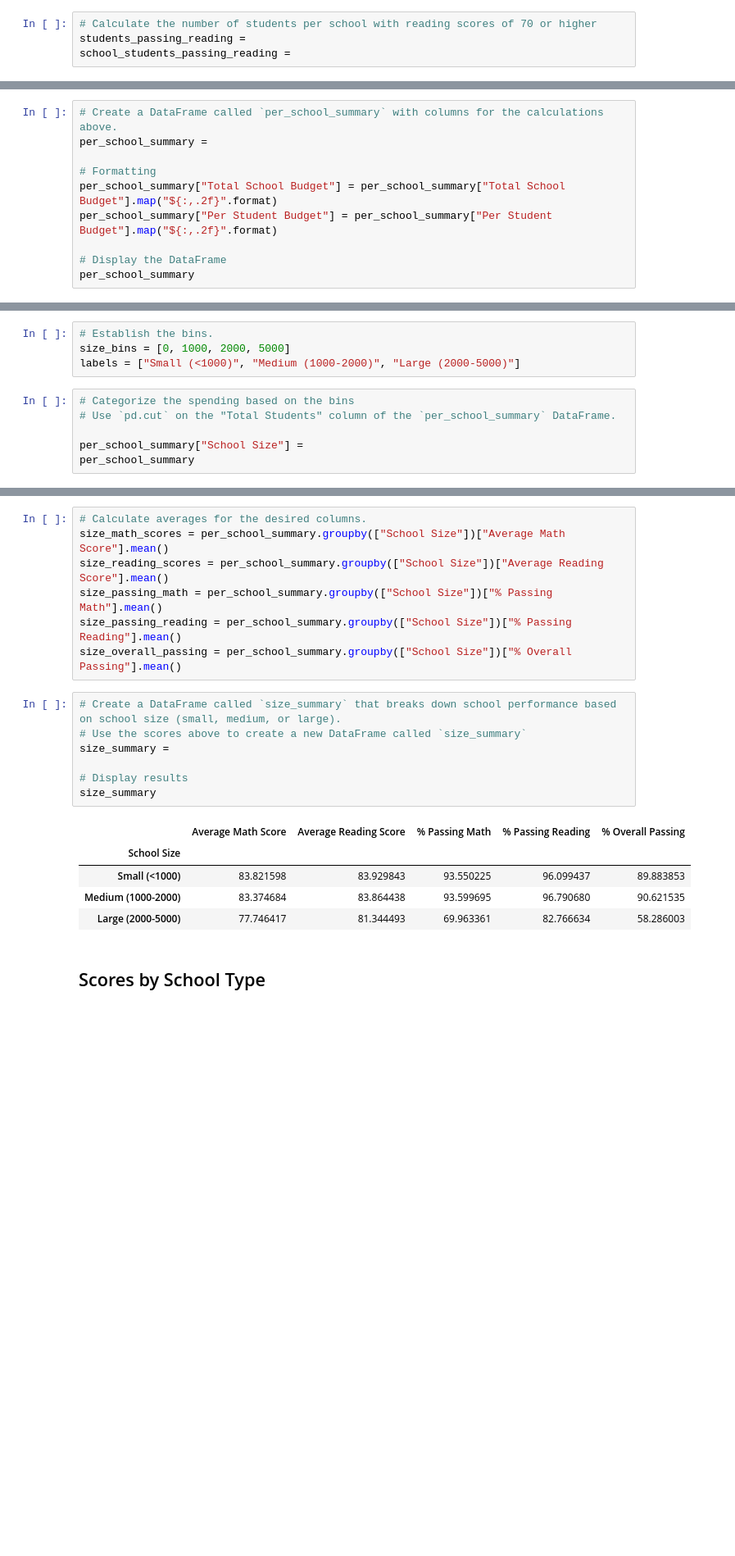
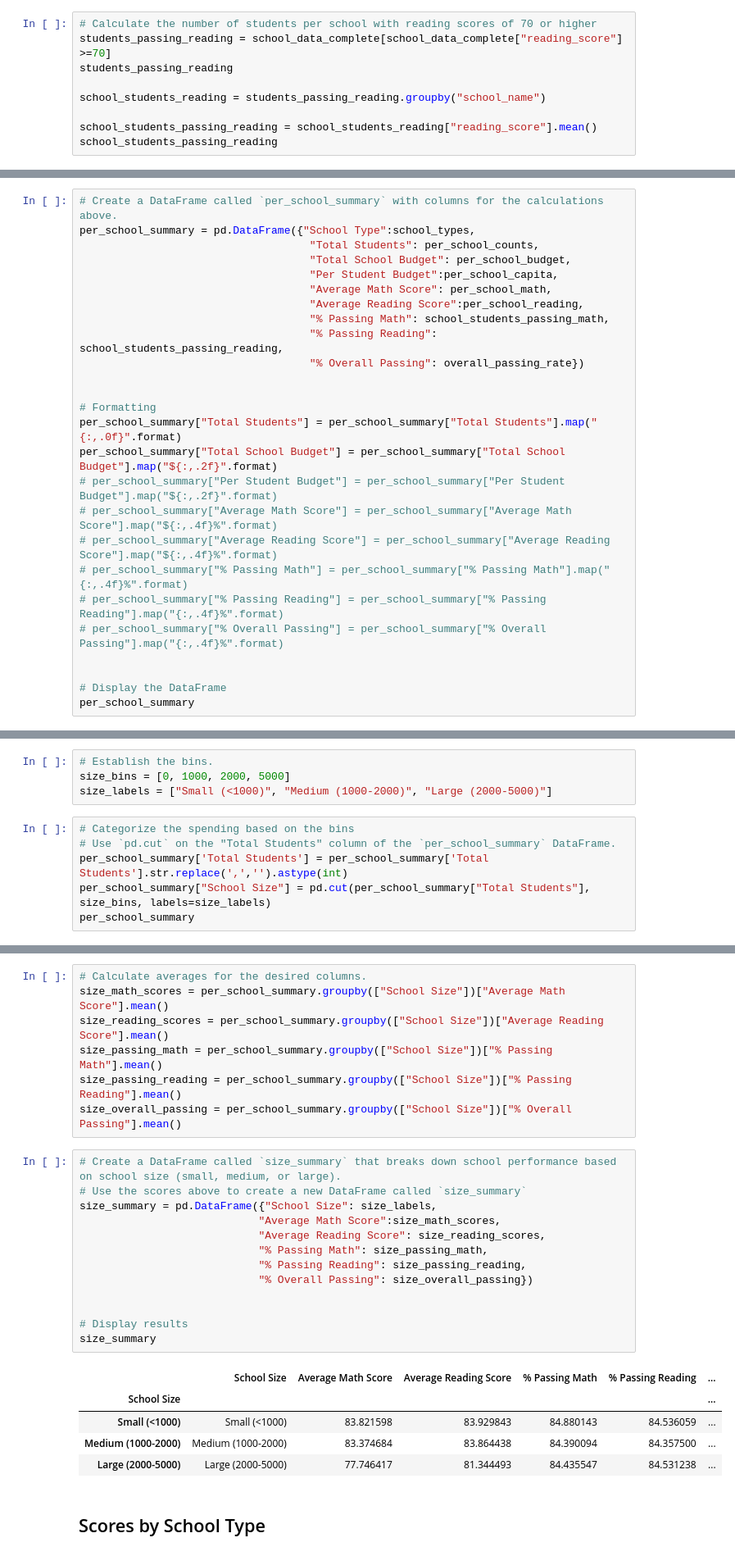
Before and after one commit to Lilnessa/pandas-challenge, a Jupyter notebook: PyCitySchools/PyCitySchools_main.ipynb, the cells around one changed output, grey strips where cells are left out. Shown at 82% size. Cells and saved outputs as stored; diff of their text form; blank space fills up the shorter version.

```diff
--- a/PyCitySchools/PyCitySchools_main.ipynb
+++ b/PyCitySchools/PyCitySchools_main.ipynb
@@ -115,4 +240,9 @@ school_students_passing_math =
 # %%
 # Calculate the number of students per school with reading scores of 70 or higher
-students_passing_reading =
-school_students_passing_reading =
+students_passing_reading = school_data_complete[school_data_complete["reading_score"] >=70]
+students_passing_reading
+
+school_students_reading = students_passing_reading.groupby("school_name")
+
+school_students_passing_reading = school_students_reading["reading_score"].mean()
+school_students_passing_reading
@@ -130,10 +316,26 @@ overall_passing_rate = school_students_passing_math_and_reading / per_school_cou
 # %%
 # Create a DataFrame called `per_school_summary` with columns for the calculations above.
-per_school_summary =
+per_school_summary = pd.DataFrame({"School Type":school_types,
+                                    "Total Students": per_school_counts,
+                                    "Total School Budget": per_school_budget,
+                                    "Per Student Budget":per_school_capita,
+                                    "Average Math Score": per_school_math,
+                                    "Average Reading Score":per_school_reading,
+                                    "% Passing Math": school_students_passing_math,
+                                    "% Passing Reading": school_students_passing_reading,
+                                    "% Overall Passing": overall_passing_rate})
+
 
 # Formatting
+per_school_summary["Total Students"] = per_school_summary["Total Students"].map("{:,.0f}".format)
 per_school_summary["Total School Budget"] = per_school_summary["Total School Budget"].map("${:,.2f}".format)
-per_school_summary["Per Student Budget"] = per_school_summary["Per Student Budget"].map("${:,.2f}".format)
+# per_school_summary["Per Student Budget"] = per_school_summary["Per Student Budget"].map("${:,.2f}".format)
+# per_school_summary["Average Math Score"] = per_school_summary["Average Math Score"].map("${:,.4f}%".format)
+# per_school_summary["Average Reading Score"] = per_school_summary["Average Reading Score"].map("${:,.4f}%".format)
+# per_school_summary["% Passing Math"] = per_school_summary["% Passing Math"].map("{:,.4f}%".format)
+# per_school_summary["% Passing Reading"] = per_school_summary["% Passing Reading"].map("{:,.4f}%".format)
+# per_school_summary["% Overall Passing"] = per_school_summary["% Overall Passing"].map("{:,.4f}%".format)
+
 
 # Display the DataFrame
 per_school_summary
@@ -316,12 +555,12 @@ spending_summary
 # %%
 # Establish the bins.
 size_bins = [0, 1000, 2000, 5000]
-labels = ["Small (<1000)", "Medium (1000-2000)", "Large (2000-5000)"]
+size_labels = ["Small (<1000)", "Medium (1000-2000)", "Large (2000-5000)"]
 # %%
 # Categorize the spending based on the bins
 # Use `pd.cut` on the "Total Students" column of the `per_school_summary` DataFrame.
-
-per_school_summary["School Size"] =
+per_school_summary['Total Students'] = per_school_summary['Total Students'].str.replace(',','').astype(int)
+per_school_summary["School Size"] = pd.cut(per_school_summary["Total Students"], size_bins, labels=size_labels)
 per_school_summary
 # %% [output]
 |  | School Type | Total Students | Total School Budget | Per Student Budget | Average Math Score | ... |
@@ -350,16 +590,22 @@ size_overall_passing = per_school_summary.groupby(["School Size"])["% Overall Pa
 # %%
 # Create a DataFrame called `size_summary` that breaks down school performance based on school size (small, medium, or large).
 # Use the scores above to create a new DataFrame called `size_summary`
-size_summary =
+size_summary = pd.DataFrame({"School Size": size_labels,
+                            "Average Math Score":size_math_scores,
+                            "Average Reading Score": size_reading_scores,
+                            "% Passing Math": size_passing_math,
+                            "% Passing Reading": size_passing_reading,
+                            "% Overall Passing": size_overall_passing})
+
 
 # Display results
 size_summary
 # %% [output]
-|  | Average Math Score | Average Reading Score | % Passing Math | % Passing Reading | % Overall Passing |
-| School Size |  |  |  |  |  |
-| Small (<1000) | 83.821598 | 83.929843 | 93.550225 | 96.099437 | 89.883853 |
-| Medium (1000-2000) | 83.374684 | 83.864438 | 93.599695 | 96.790680 | 90.621535 |
-| Large (2000-5000) | 77.746417 | 81.344493 | 69.963361 | 82.766634 | 58.286003 |
+|  | School Size | Average Math Score | Average Reading Score | % Passing Math | % Passing Reading | ... |
+| School Size |  |  |  |  |  | ... |
+| Small (<1000) | Small (<1000) | 83.821598 | 83.929843 | 84.880143 | 84.536059 | ... |
+| Medium (1000-2000) | Medium (1000-2000) | 83.374684 | 83.864438 | 84.390094 | 84.357500 | ... |
+| Large (2000-5000) | Large (2000-5000) | 77.746417 | 81.344493 | 84.435547 | 84.531238 | ... |
 # %% [markdown]
 ## Scores by School Type
 # %%
```
Also changed, not shown: parts of 27 cells of this notebook.
